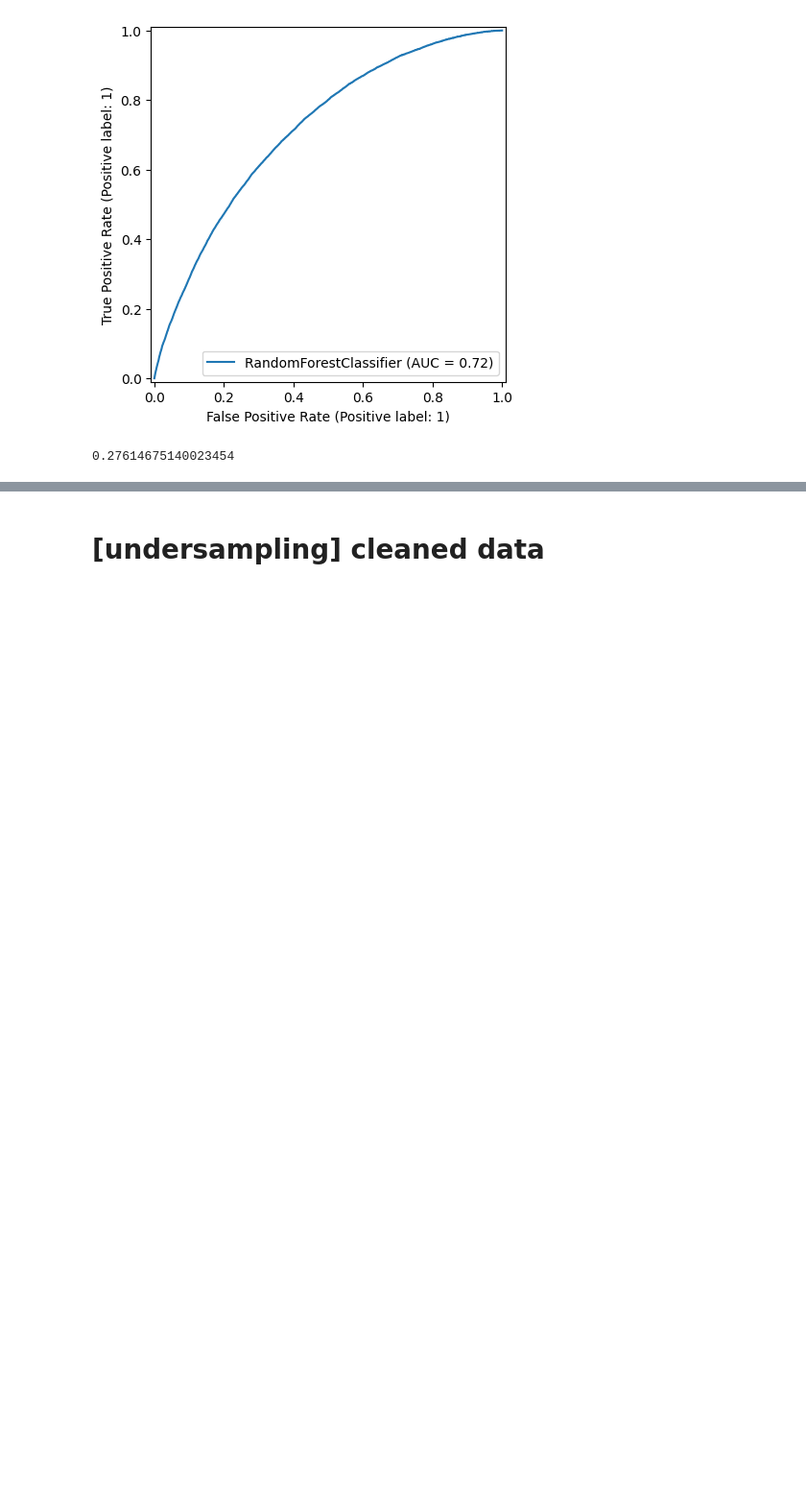
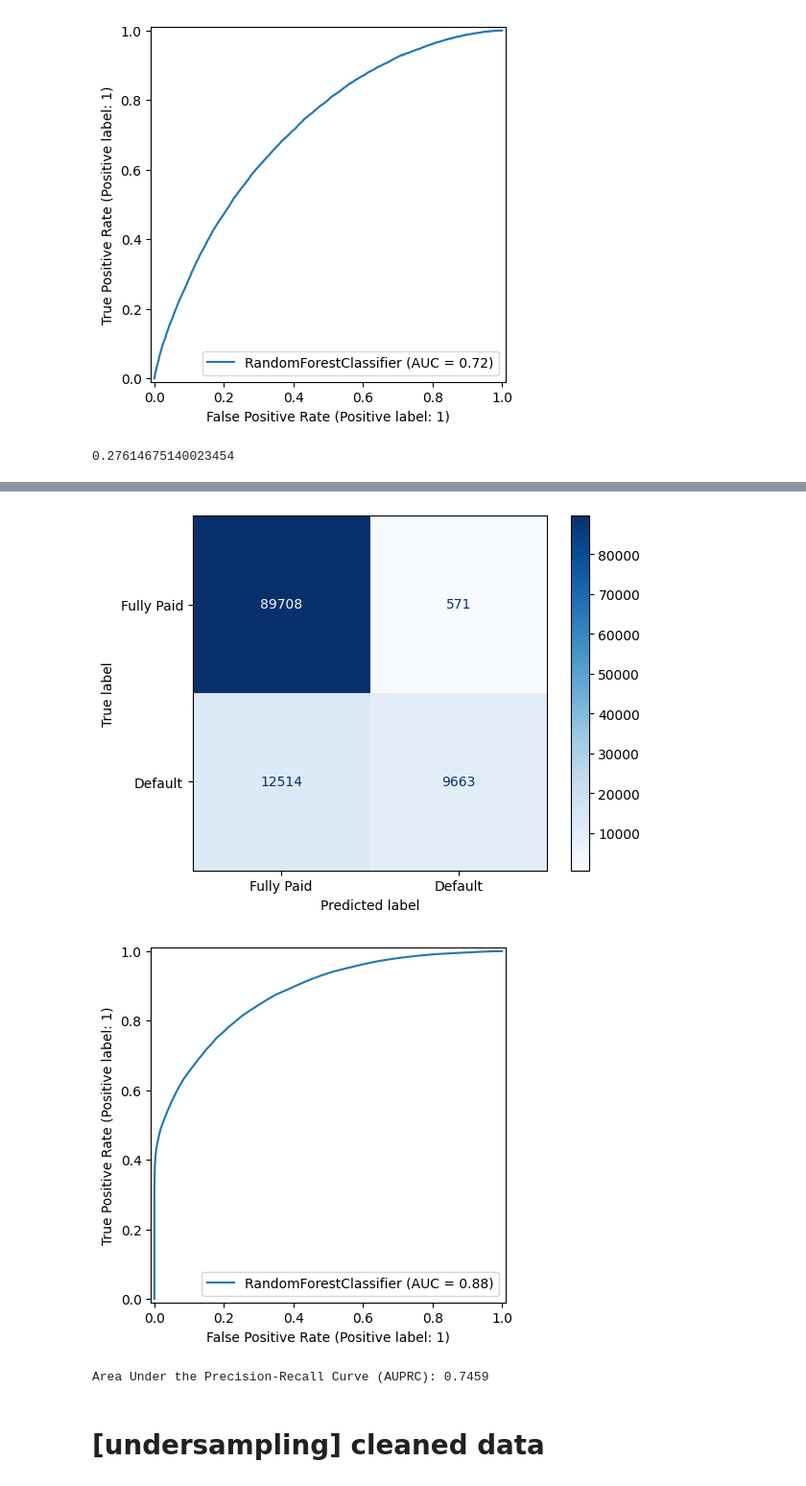
Before and after one commit to lalitharavi98/IS5126_Project-Loan-Default-Prediction, a Jupyter notebook: src/WY_rf_basic_model_kaggle.ipynb, the cells around one changed output, grey strips where cells are left out. Shown at 96% size. Saved outputs shown, nothing was run; the diff lists cells and outputs as text; code cells hidden in the pictures; blank space fills up the shorter version.

```diff
--- a/src/WY_rf_basic_model_kaggle.ipynb
+++ b/src/WY_rf_basic_model_kaggle.ipynb
@@ -1453,3 +1621,19 @@ ks
+# %%
+disp = ConfusionMatrixDisplay.from_estimator(
+    rf_base, X_test, y_test,
+    cmap='Blues', values_format='d',
+    display_labels=['Fully Paid', 'Default']
+)
+
+disp = RocCurveDisplay.from_estimator(rf_base, X_test, y_test)
+# %% [output]
+[figure, added]
+[figure, added]
+# %%
+auprc_base = average_precision_score(y_test, y_probs)
+print(f"Area Under the Precision-Recall Curve (AUPRC): {auprc_base:.4f}")
+# %% [output]
+Area Under the Precision-Recall Curve (AUPRC): 0.7459
 # %% [markdown]
 # [undersampling] cleaned data
 # %%
```
Also changed, not shown: parts of 20 cells of this notebook, 1 other file.
